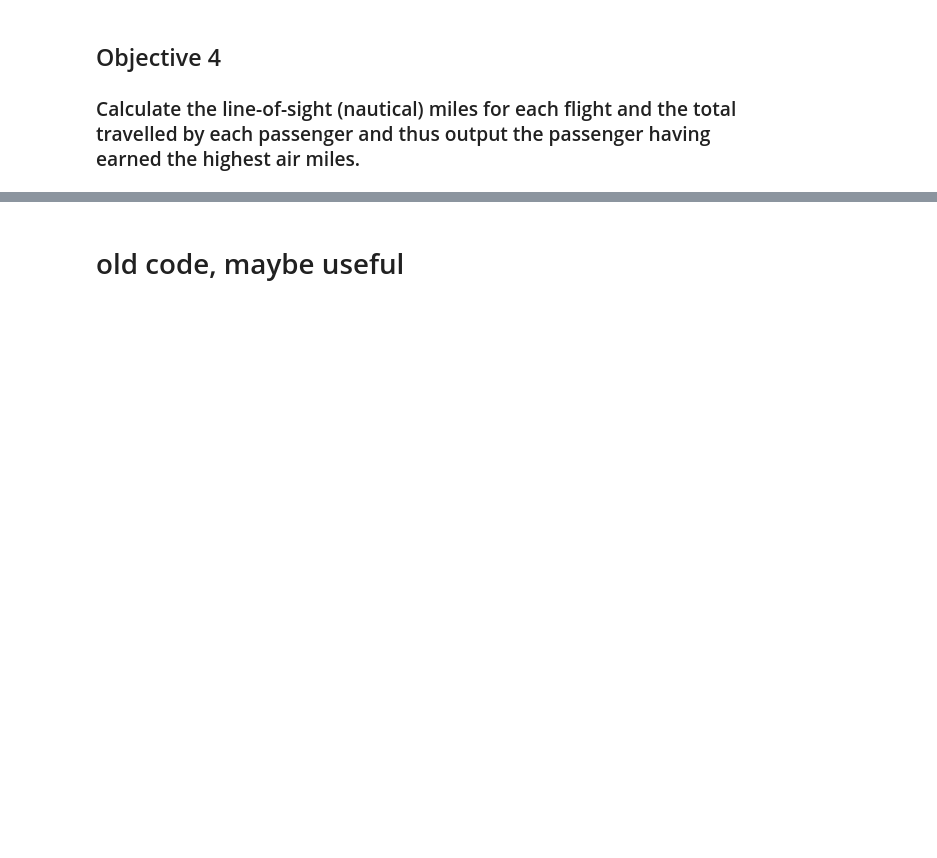
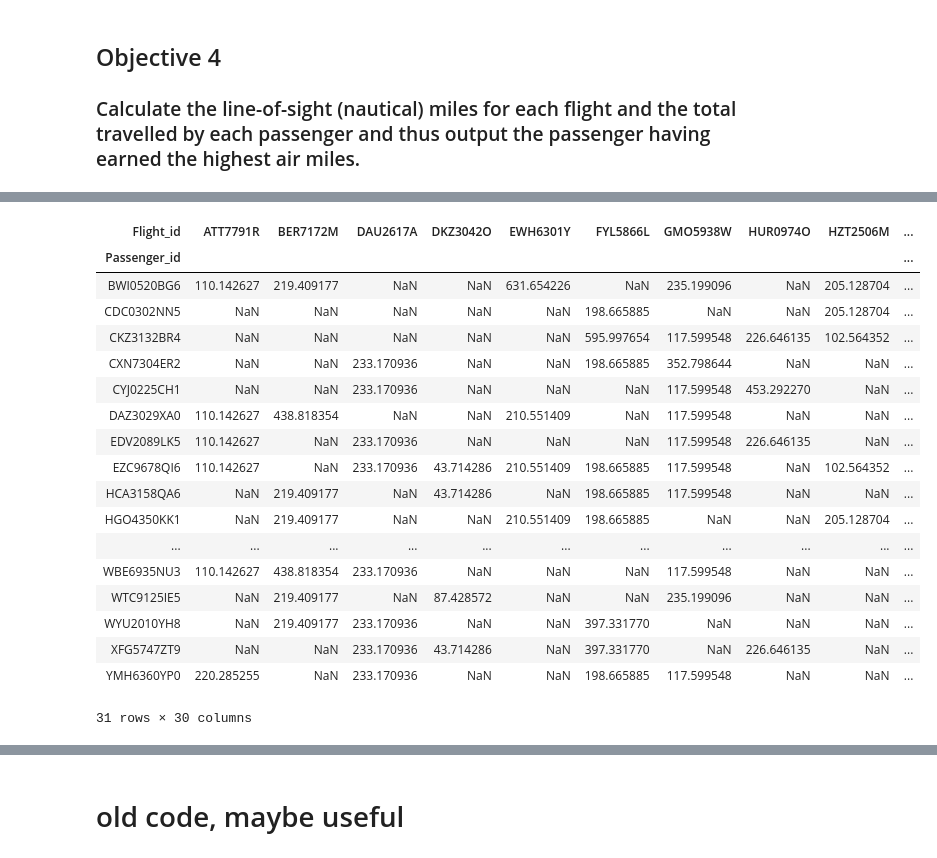
Before and after one commit to bloomfield-analysis/jk800839, a Jupyter notebook: CSMCC16 Flight Assignment JK800839.ipynb, the cells around one changed output, grey strips where cells are left out. Drawn from its saved outputs; the diff is of its cells as text; code cells hidden in the pictures; blank space fills up the shorter version.

```diff
--- a/CSMCC16 Flight Assignment JK800839.ipynb
+++ b/CSMCC16 Flight Assignment JK800839.ipynb
@@ -349,4 +272,5 @@ obj2_dest_merge.columns = ['Flight_id'
                         ,'Dest_Lon'
                     ]
 # %%
-obj2_from_dest_merge = obj2_from_merge.merge(obj2_dest_merge, how='outer', on=['Flight_id','Flight_id'])
+#merge from flight with latitude and longitude
+from_dest_lat_lon = from_lat_long.merge(dest_lat_lon, how='outer', on=['Flight_id','Flight_id'])
@@ -369,4 +297,4 @@ obj2_from_dest_merge
 # %%
-#miles =
-np.sqrt((obj2_from_dest_merge['Dest_Lat']-obj2_from_dest_merge['From_Lat'])**2
-+(obj2_from_dest_merge['Dest_Lon']-obj2_from_dest_merge['From_Lon'])**2)
+# Calculate nautical miles (a^2+b^2=c^2)
+from_dest_lat_lon['Miles'] = np.sqrt((from_dest_lat_lon['Dest_Lat']-from_dest_lat_lon['From_Lat'])**2
++(from_dest_lat_lon['Dest_Lon']-from_dest_lat_lon['From_Lon'])**2)
@@ -387,0 +304,4 @@ obj1 = obj_1_list_df.merge(from_counts_df, how='outer', on=['Airport_IATA_code',
+# %%
+# Number of miles per flight
+miles_flight = from_dest_lat_lon[['Flight_id','Miles']]
+miles_flight
@@ -387,0 +326,4 @@ obj1 = obj_1_list_df.merge(from_counts_df, how='outer', on=['Airport_IATA_code',
+# %%
+#Add flight miles to passenger data
+obj4_data = obj2_data.merge(miles_flight, how='outer', on=['Flight_id', 'Flight_id'])
+obj4_data
@@ -387,0 +344,27 @@ obj1 = obj_1_list_df.merge(from_counts_df, how='outer', on=['Airport_IATA_code',
+# %%
+#Number of miles per flight per passenger
+pass_flights= pd.pivot_table(obj4_data, values='miles', index=['Passenger_id'],
+               columns=['Flight_id']
+              , aggfunc=np.sum
+              )
+pass_flights
+# %% [output]
+| Flight_id | ATT7791R | BER7172M | DAU2617A | DKZ3042O | EWH6301Y | FYL5866L | GMO5938W | HUR0974O | HZT2506M | ... |
+| Passenger_id |  |  |  |  |  |  |  |  |  | ... |
+| BWI0520BG6 | 110.142627 | 219.409177 | NaN | NaN | 631.654226 | NaN | 235.199096 | NaN | 205.128704 | ... |
+| CDC0302NN5 | NaN | NaN | NaN | NaN | NaN | 198.665885 | NaN | NaN | 205.128704 | ... |
+| CKZ3132BR4 | NaN | NaN | NaN | NaN | NaN | 595.997654 | 117.599548 | 226.646135 | 102.564352 | ... |
+| CXN7304ER2 | NaN | NaN | 233.170936 | NaN | NaN | 198.665885 | 352.798644 | NaN | NaN | ... |
+| CYJ0225CH1 | NaN | NaN | 233.170936 | NaN | NaN | NaN | 117.599548 | 453.292270 | NaN | ... |
+| DAZ3029XA0 | 110.142627 | 438.818354 | NaN | NaN | 210.551409 | NaN | 117.599548 | NaN | NaN | ... |
+| EDV2089LK5 | 110.142627 | NaN | 233.170936 | NaN | NaN | NaN | 117.599548 | 226.646135 | NaN | ... |
+| EZC9678QI6 | 110.142627 | NaN | 233.170936 | 43.714286 | 210.551409 | 198.665885 | 117.599548 | NaN | 102.564352 | ... |
+| HCA3158QA6 | NaN | 219.409177 | NaN | 43.714286 | NaN | 198.665885 | 117.599548 | NaN | NaN | ... |
+| HGO4350KK1 | NaN | 219.409177 | NaN | NaN | 210.551409 | 198.665885 | NaN | NaN | 205.128704 | ... |
+| ... | ... | ... | ... | ... | ... | ... | ... | ... | ... | ... |
+| WBE6935NU3 | 110.142627 | 438.818354 | 233.170936 | NaN | NaN | NaN | 117.599548 | NaN | NaN | ... |
+| WTC9125IE5 | NaN | 219.409177 | NaN | 87.428572 | NaN | NaN | 235.199096 | NaN | NaN | ... |
+| WYU2010YH8 | NaN | 219.409177 | 233.170936 | NaN | NaN | 397.331770 | NaN | NaN | NaN | ... |
+| XFG5747ZT9 | NaN | NaN | 233.170936 | 43.714286 | NaN | 397.331770 | NaN | 226.646135 | NaN | ... |
+| YMH6360YP0 | 220.285255 | NaN | 233.170936 | NaN | NaN | 198.665885 | 117.599548 | NaN | NaN | ... |
+31 rows × 30 columns
```
Also changed, not shown: parts of 23 cells of this notebook.
